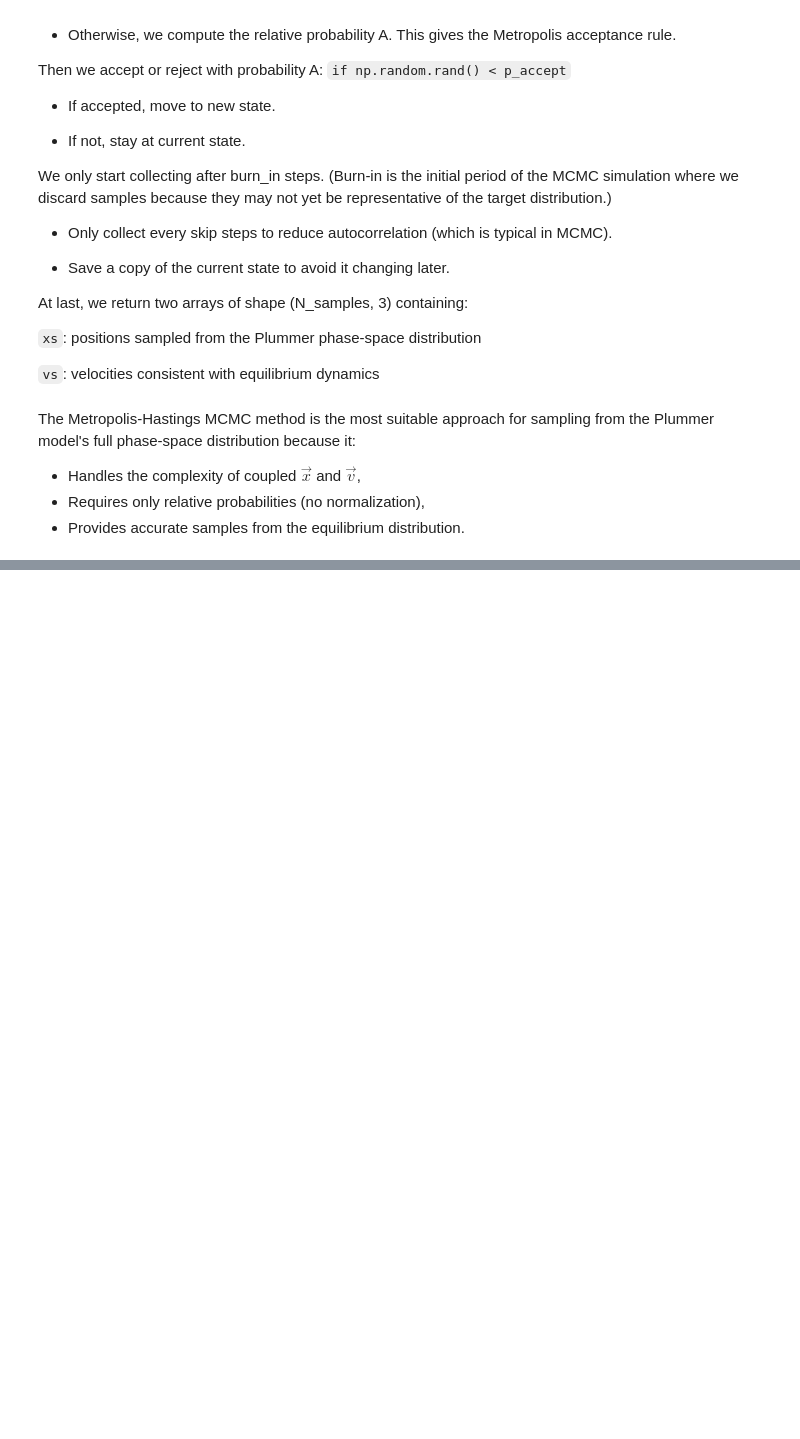
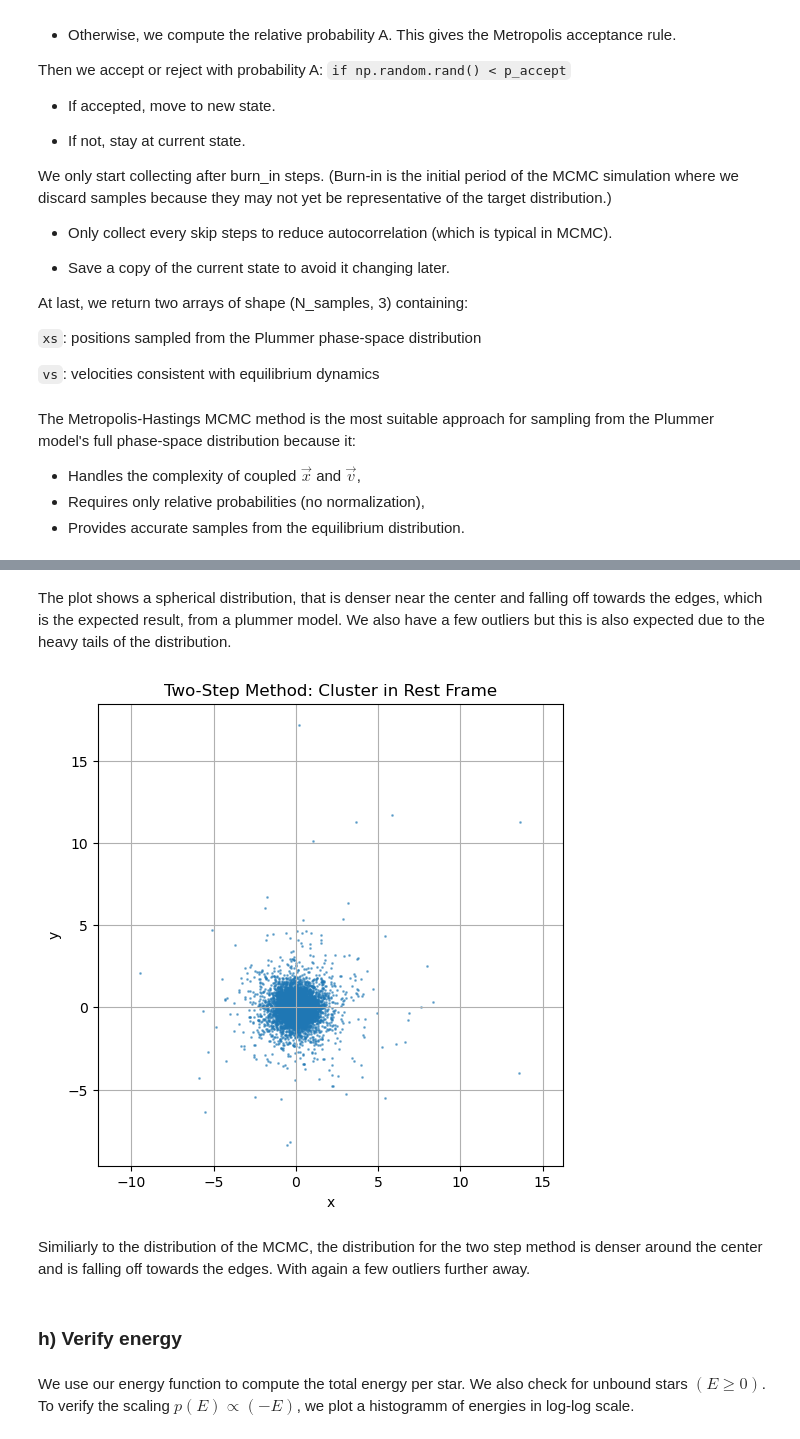
Before and after one commit to ShannonS00/Computational-Astrophysics, a Jupyter notebook: Worksheet_5_G22.ipynb, the cells around one changed output, grey strips where cells are left out. Drawn from its saved outputs; the diff is of its cells as text; code cells hidden in the pictures; blank space fills up the shorter version.

```diff
--- a/Worksheet_5_G22.ipynb
+++ b/Worksheet_5_G22.ipynb
@@ -564,0 +629,33 @@ compare_density_profiles(N_samples=10000)
+# %% [markdown]
+The plot shows a spherical distribution, that is denser near the center and falling off towards the edges, which is the expected result, from a plummer model. We also have a few outliers but this is also expected due to the heavy tails of the distribution.
+# %%
+positions_two_step = sample_plummer_positions(N)
+velocities_two_step = sample_plummer_velocities(positions_two_step)
+
+# Subtract center-of-mass and center-of-momentum
+x = positions_two_step
+v = velocities_two_step
+
+x_com = np.mean(x, axis=0)
+v_com = np.mean(v, axis=0)
+
+x_rest = x - x_com
+v_rest = v - v_com
+
+# 2D projection (e.g., x vs y)
+plt.figure(figsize=(6, 6))
+plt.scatter(x_rest[:, 0], x_rest[:, 1], s=1, alpha=0.5)
+plt.xlabel('x')
+plt.ylabel('y')
+plt.title('Two-Step Method: Cluster in Rest Frame')
+plt.axis('equal')
+plt.grid(True)
+plt.show()
+# %% [output]
+[figure, added]
+# %% [markdown]
+Similiarly to the distribution of the MCMC, the distribution for the two step method is denser around the center and is falling off towards the edges. With again a few outliers further away.
+# %% [markdown]
+### h) Verify energy
+# %% [markdown]
+We use our energy function to compute the total energy per star. We also check for unbound stars $(E\geq 0 )$. To verify the scaling $p(E)\propto (-E)$, we plot a histogramm of energies in log-log scale.
```
Also changed, not shown: parts of 28 cells of this notebook.
